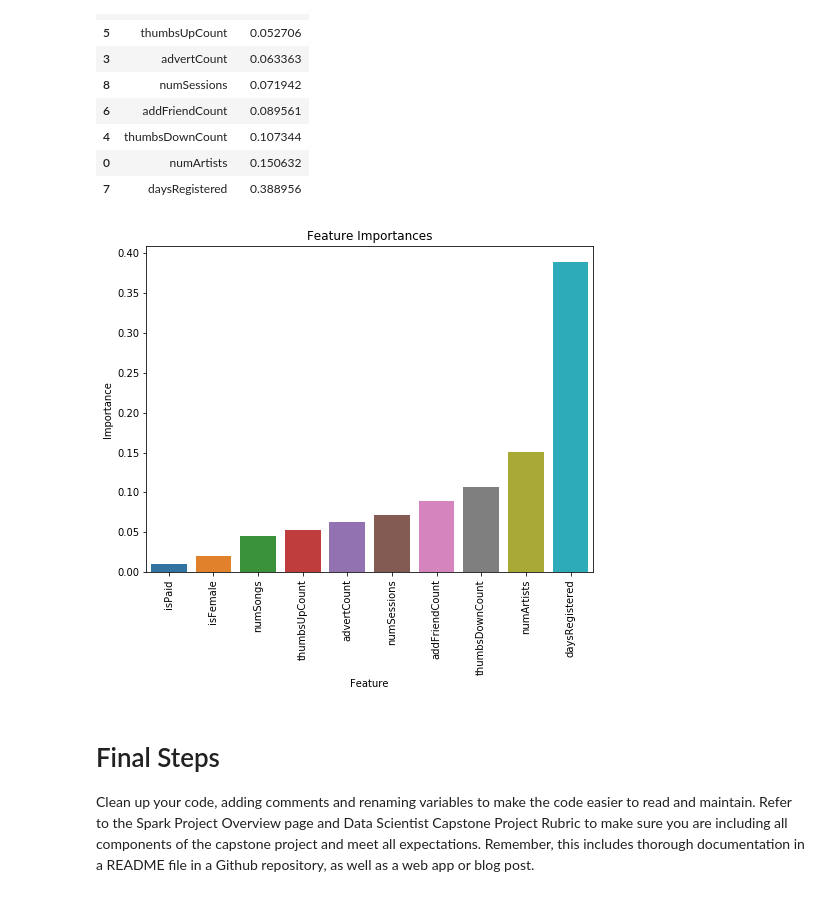
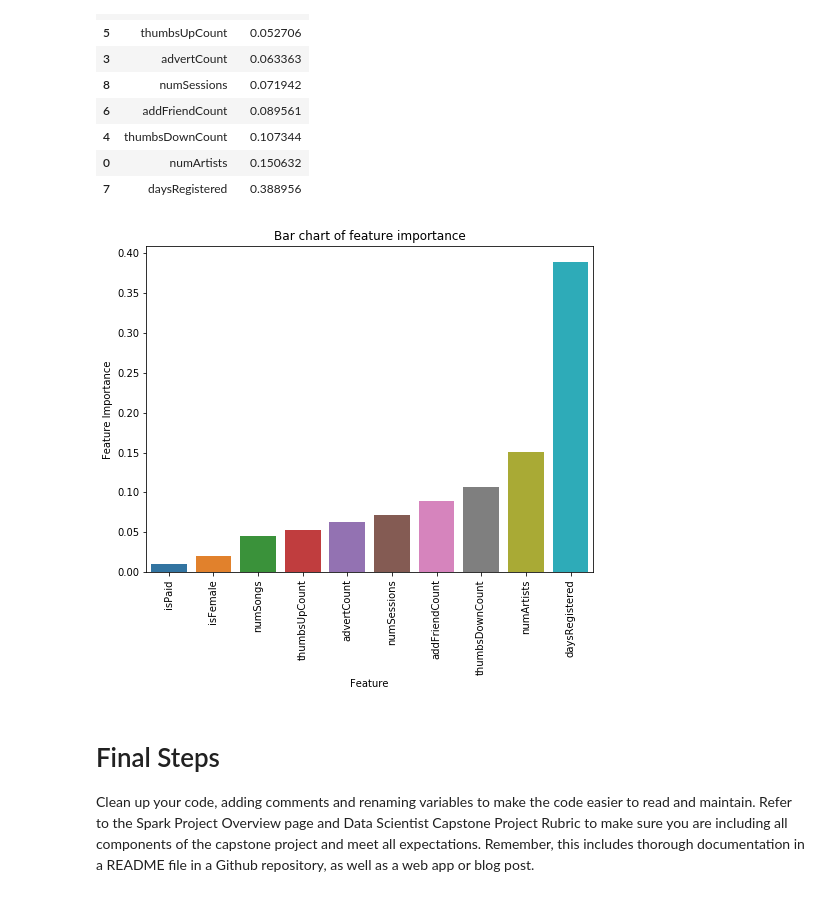
Before and after one commit to shakes98/Sparkify-Data-Science-Capstone, a Jupyter notebook: Sparkify.ipynb, the cells around one changed output. Saved outputs shown, nothing was run; the diff lists cells and outputs as text; code cells hidden in the pictures.

```diff
--- a/Sparkify.ipynb
+++ b/Sparkify.ipynb
@@ -1639,14 +1639,14 @@ df_features
 # %%
 #Plot feature importance:
 plt.figure(figsize=[8,6])
 sns.barplot(data = df_features , x = 'feature', y='importance')
 plt.xticks(rotation=90)
-plt.ylabel('Importance')
+plt.ylabel('Feature Importance')
 plt.xlabel('Feature')
-plt.title('Feature Importances');
+plt.title('Bar chart of feature importance');
 plt.show()
 # %% [output]
-[figure, old version]
+[figure, new version]
 # %% [markdown]
 # Final Steps
 Clean up your code, adding comments and renaming variables to make the code easier to read and maintain. Refer to the Spark Project Overview page and Data Scientist Capstone Project Rubric to make sure you are including all components of the capstone project and meet all expectations. Remember, this includes thorough documentation in a README file in a Github repository, as well as a web app or blog post.
```
Also changed, not shown: parts of 4 cells of this notebook.
